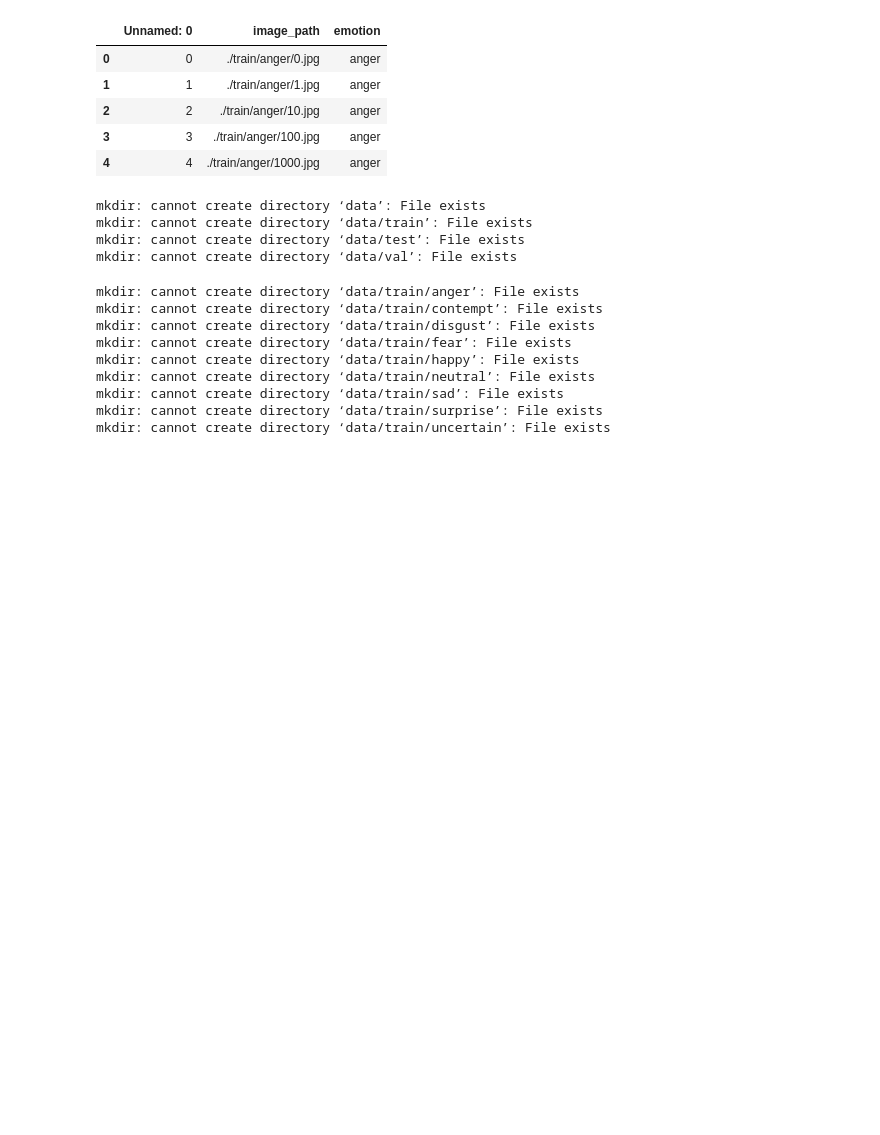
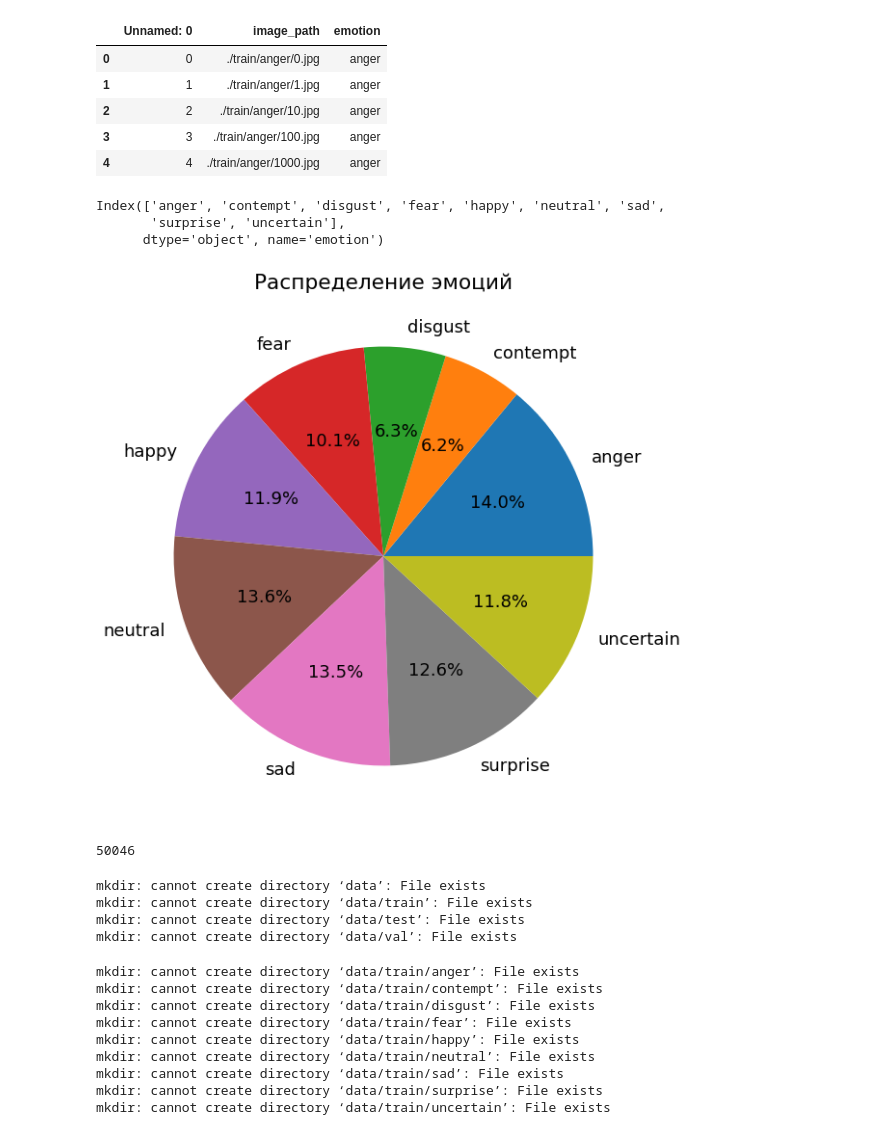
Before and after one commit to SofiaKhutsieva/CV_emotion_classification, a Jupyter notebook: prepare dataset.ipynb, the cells around one changed output. Saved outputs shown, nothing was run; the diff lists cells and outputs as text; code cells hidden in the pictures; blank space fills up the shorter version.

```diff
--- a/prepare dataset.ipynb
+++ b/prepare dataset.ipynb
@@ -16,6 +18,28 @@ df.head()
 | 2 | 2 | ./train/anger/10.jpg | anger |
 | 3 | 3 | ./train/anger/100.jpg | anger |
 | 4 | 4 | ./train/anger/1000.jpg | anger |
+# %%
+number_emotions = df.groupby(by='emotion')['Unnamed: 0'].nunique()
+# %%
+number_emotions.keys()
+# %% [output]
+Index(['anger', 'contempt', 'disgust', 'fear', 'happy', 'neutral', 'sad',
+       'surprise', 'uncertain'],
+      dtype='object', name='emotion')
+# %%
+plt.rcParams['font.size'] = 18
+plt.figure(figsize=(10, 10))
+labels = number_emotions.keys()
+values = number_emotions.values
+plt.pie(values, labels=labels, autopct='%.1f%%')
+plt.title('Распределение эмоций')
+plt.show()
+# %% [output]
+[figure, added]
+# %%
+df.shape[0]
+# %% [output]
+50046
 # %%
 # создание директорий
 !mkdir data
```
Also changed, not shown: parts of 1 cell of this notebook, 1 other file.
